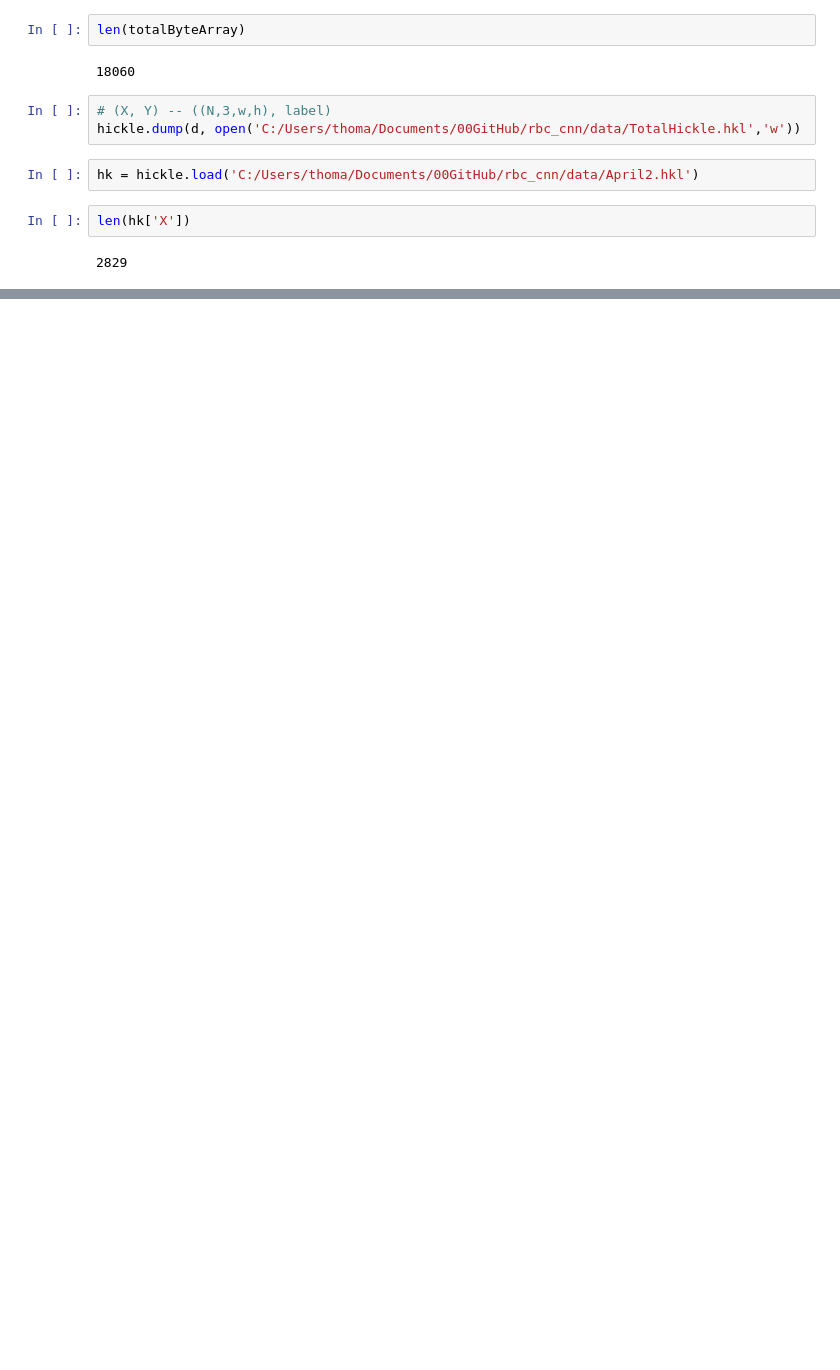
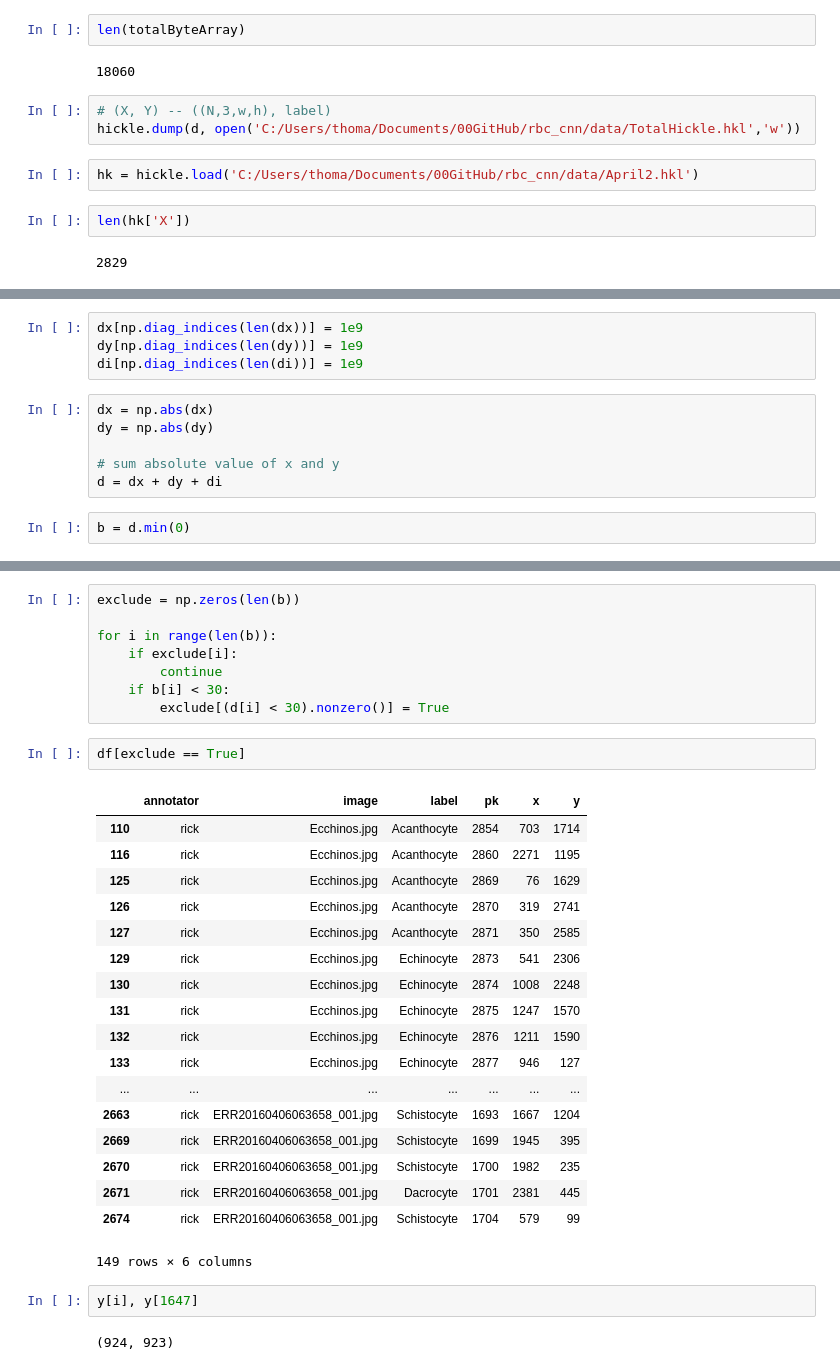
Before and after one commit to tjdurant/rbc_cnn_old, a Jupyter notebook: notebooks/CNN_DataSet_Prep.ipynb, the cells around one changed output, grey strips where cells are left out. Cells and saved outputs as stored; diff of their text form; blank space fills up the shorter version.

```diff
--- a/notebooks/CNN_DataSet_Prep.ipynb
+++ b/notebooks/CNN_DataSet_Prep.ipynb
@@ -466,0 +502,12 @@ hk['y'][240]
+# %%
+dx[np.diag_indices(len(dx))] = 1e9
+dy[np.diag_indices(len(dy))] = 1e9
+di[np.diag_indices(len(di))] = 1e9
+# %%
+dx = np.abs(dx)
+dy = np.abs(dy)
+
+# sum absolute value of x and y
+d = dx + dy + di
+# %%
+b = d.min(0)
@@ -466,0 +538,33 @@ hk['y'][240]
+# %%
+exclude = np.zeros(len(b))
+
+for i in range(len(b)):
+    if exclude[i]:
+        continue
+    if b[i] < 30:
+        exclude[(d[i] < 30).nonzero()] = True
+# %%
+df[exclude == True]
+# %% [output]
+|  | annotator | image | label | pk | x | y |
+| 110 | rick | Ecchinos.jpg | Acanthocyte | 2854 | 703 | 1714 |
+| 116 | rick | Ecchinos.jpg | Acanthocyte | 2860 | 2271 | 1195 |
+| 125 | rick | Ecchinos.jpg | Acanthocyte | 2869 | 76 | 1629 |
+| 126 | rick | Ecchinos.jpg | Acanthocyte | 2870 | 319 | 2741 |
+| 127 | rick | Ecchinos.jpg | Acanthocyte | 2871 | 350 | 2585 |
+| 129 | rick | Ecchinos.jpg | Echinocyte | 2873 | 541 | 2306 |
+| 130 | rick | Ecchinos.jpg | Echinocyte | 2874 | 1008 | 2248 |
+| 131 | rick | Ecchinos.jpg | Echinocyte | 2875 | 1247 | 1570 |
+| 132 | rick | Ecchinos.jpg | Echinocyte | 2876 | 1211 | 1590 |
+| 133 | rick | Ecchinos.jpg | Echinocyte | 2877 | 946 | 127 |
+| ... | ... | ... | ... | ... | ... | ... |
+| 2663 | rick | ERR20160406063658_001.jpg | Schistocyte | 1693 | 1667 | 1204 |
+| 2669 | rick | ERR20160406063658_001.jpg | Schistocyte | 1699 | 1945 | 395 |
+| 2670 | rick | ERR20160406063658_001.jpg | Schistocyte | 1700 | 1982 | 235 |
+| 2671 | rick | ERR20160406063658_001.jpg | Dacrocyte | 1701 | 2381 | 445 |
+| 2674 | rick | ERR20160406063658_001.jpg | Schistocyte | 1704 | 579 | 99 |
+149 rows × 6 columns
+# %%
+y[i], y[1647]
+# %% [output]
+(924, 923)
```
Also changed, not shown: parts of 17 cells of this notebook, 2 other files.
